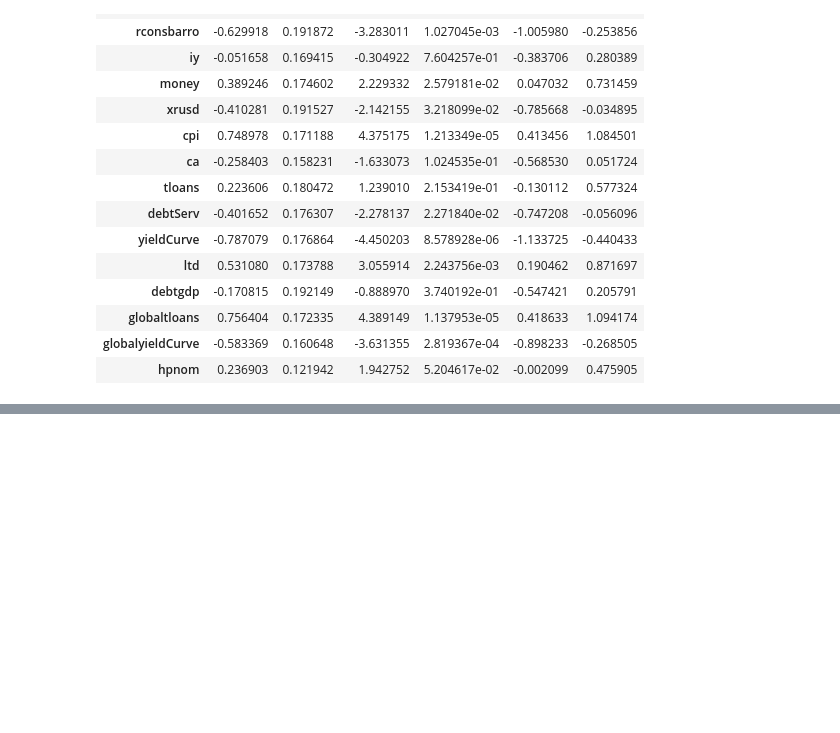
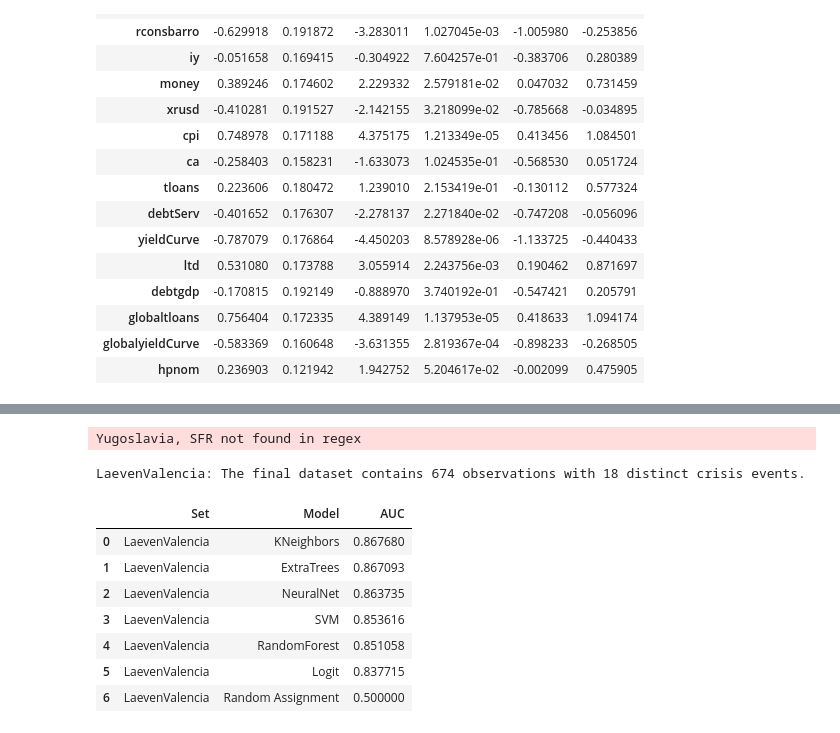
Before and after one commit to chrisreimann/financialCrisisML, a Jupyter notebook: code/run.ipynb, the cells around one changed output, grey strips where cells are left out. Drawn from its saved outputs; the diff is of its cells as text; code cells hidden in the pictures; blank space fills up the shorter version.

```diff
--- a/code/run.ipynb
+++ b/code/run.ipynb
@@ -182,0 +205,17 @@ AUC: 0.9631425921748502
+# %%
+# Robustness Check: Laeven & Valencia Crisis Data
+df_alt1 = Data(iv_all, crisisData = "LaevenValencia").getReady("LaevenValencia")
+ex_alt1 = Experiment(df_alt1, models, "CrossVal")
+ex_alt1.run(n = 100)
+ex_alt1.auc
+# %% [output]
+Yugoslavia, SFR not found in regex
+LaevenValencia: The final dataset contains 674 observations with 18 distinct crisis events.
+|  | Set | Model | AUC |
+| 0 | LaevenValencia | KNeighbors | 0.867680 |
+| 1 | LaevenValencia | ExtraTrees | 0.867093 |
+| 2 | LaevenValencia | NeuralNet | 0.863735 |
+| 3 | LaevenValencia | SVM | 0.853616 |
+| 4 | LaevenValencia | RandomForest | 0.851058 |
+| 5 | LaevenValencia | Logit | 0.837715 |
+| 6 | LaevenValencia | Random Assignment | 0.500000 |
```
Also changed, not shown: parts of 6 cells of this notebook, 2 other files.
